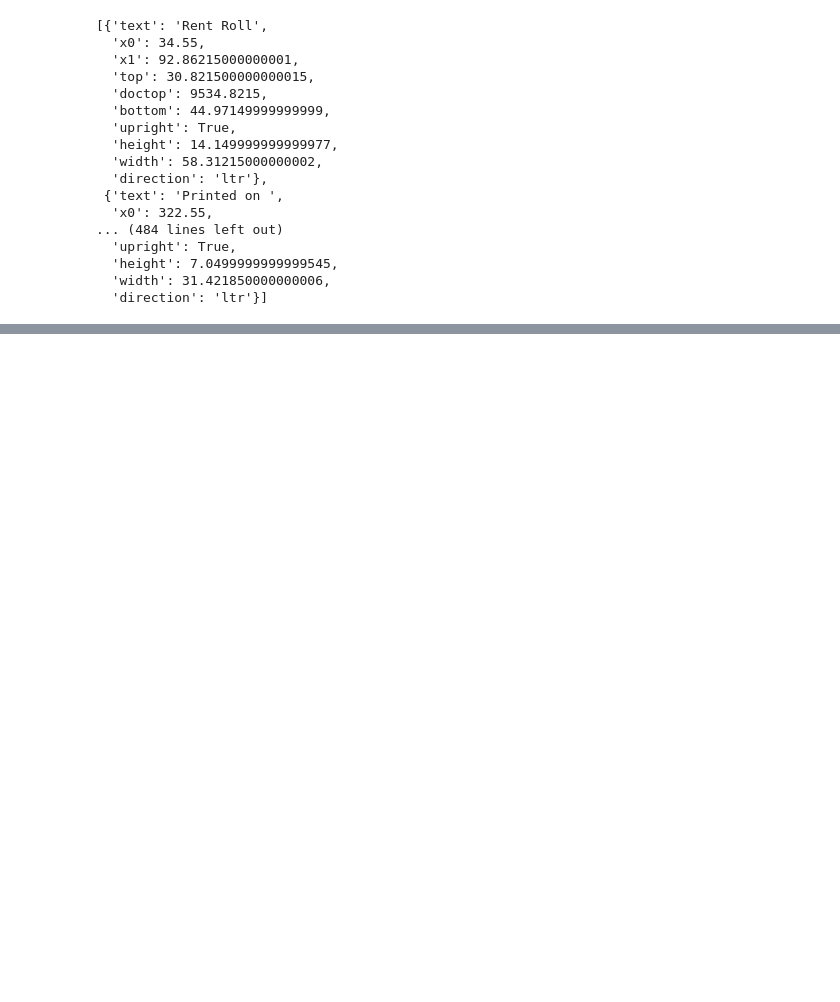
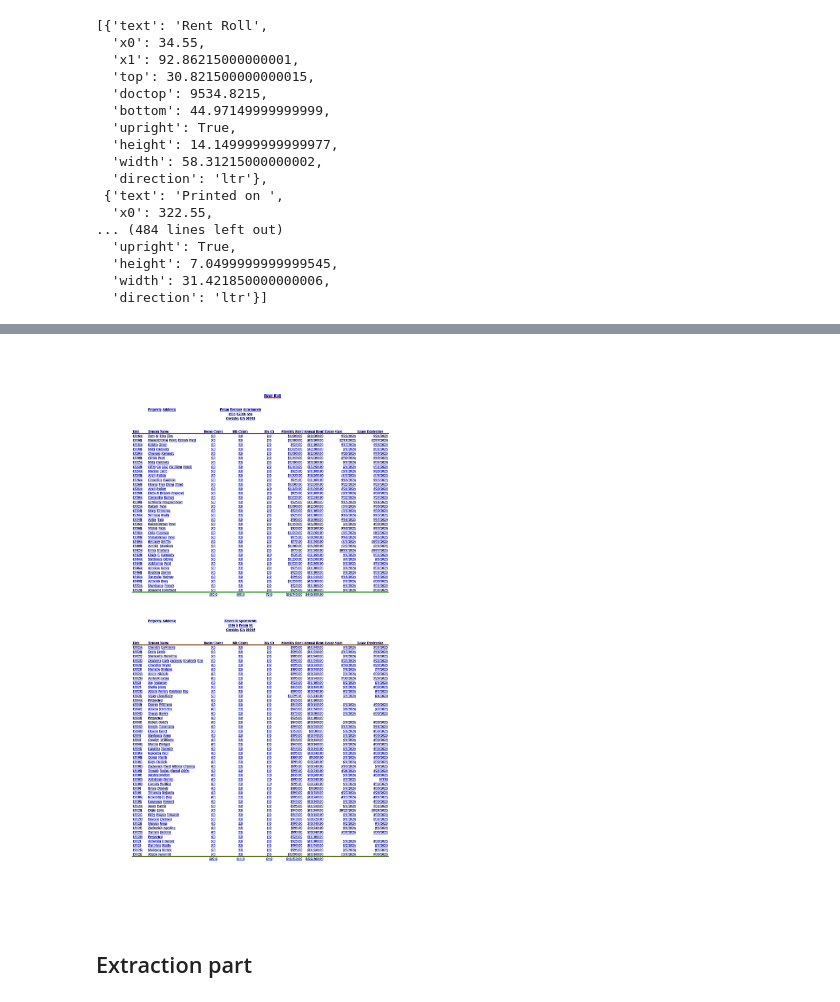
Before and after one commit to Imtiaj-Sajin/pdf-to-excel, a Jupyter notebook: RentRoll_extractor.ipynb, the cells around one changed output, grey strips where cells are left out. Saved outputs shown, nothing was run; the diff lists cells and outputs as text; code cells hidden in the pictures; blank space fills up the shorter version.

```diff
--- a/RentRoll_extractor.ipynb
+++ b/RentRoll_extractor.ipynb
@@ -4399,0 +4921,20 @@ words[:50]
+# %%
+im = page.to_image(resolution=300)
+
+words = page.extract_words()
+
+# words
+im.draw_rects(words, stroke="blue", stroke_width=1)
+
+# edges
+im.draw_rects(page.edges, stroke="red", stroke_width=3)
+
+# rectangles
+im.draw_rects(page.rects, stroke="green", stroke_width=3)
+
+im.show()
+display(im)
+# %% [output]
+[figure, added]
+# %% [markdown]
+## Extraction part
```
Also changed, not shown: parts of 16 cells of this notebook.
